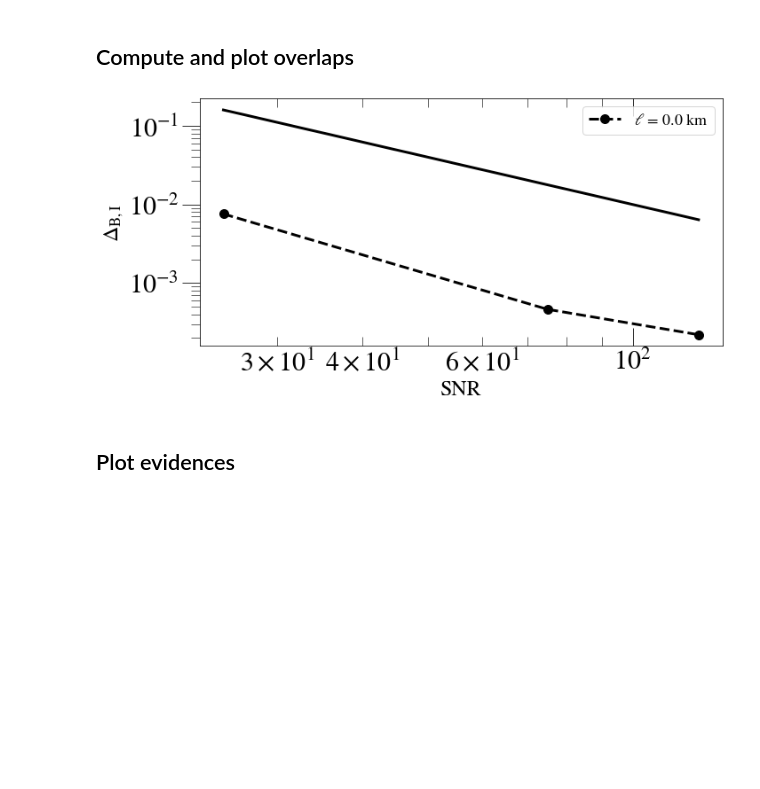
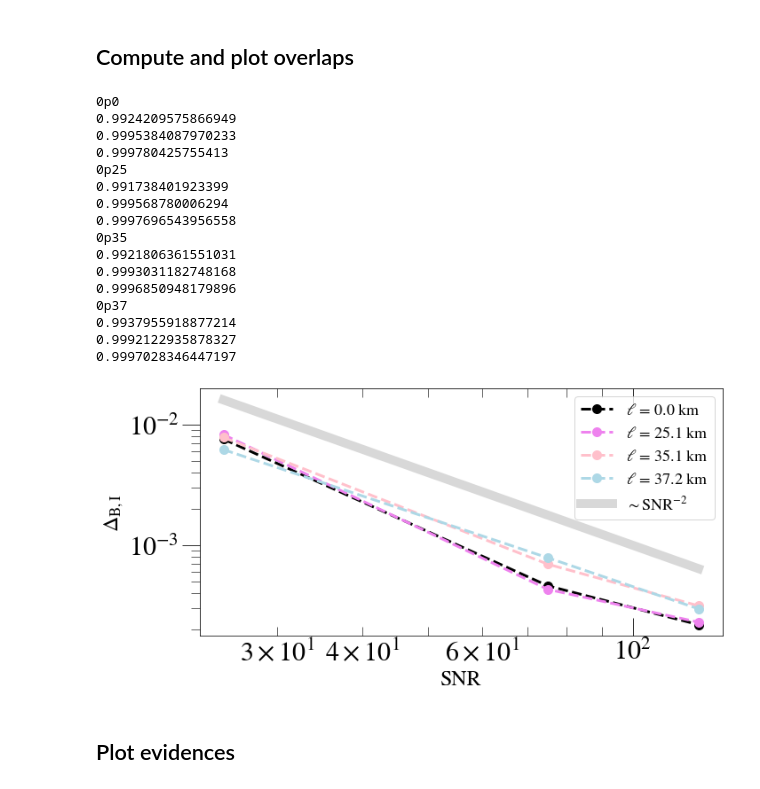
Before and after one commit to mariaokounkova/BeyondGRAnalysis, a Jupyter notebook: BayeswaveAnalysis.ipynb, the cells around one changed output. Drawn from its saved outputs; the diff is of its cells as text; code cells hidden in the pictures; blank space fills up the shorter version.

Commit message:
BayeswaveAnalysis: colors for delta plot

```diff
--- a/BayeswaveAnalysis.ipynb
+++ b/BayeswaveAnalysis.ipynb
@@ -228,42 +228,60 @@ def PlotBayesWaveOverlap():
     ## injected mass
     mass = 68
 
-    ells = ["0p0"]
-    colors = ['black', 'red', 'pink']
+    ells = ["0p0", "0p25", "0p35", "0p37"]
+    colors = ['black', 'violet', 'pink', 'lightblue']
     snrs = [25, 75, 125]
 
     plt.figure(figsize=(10, 5))
 
     for ell, color in zip(ells, colors):
+        print(ell)
 
         delta_arr = []
 
         for snr in snrs:
 
             p = base_dir + "dCS_" + ell + "_" + str(snr)
             overlap = BayesWaveOverlap(p)
+            print(overlap)
             delta = 1.0 - overlap
             delta_arr.append(delta)
 
         plt.plot(snrs, delta_arr, '--o', color = color, label = "$\ell$ = %.1f km" % EllinKm(ell, mass), markersize = 10)
 
     ## Add in 1/SNR^2 curve
     SNRS = np.linspace(snrs[0], snrs[-1], 100)
     snr_curve = SNRS**-2.0
-    plt.plot(SNRS, snr_curve*100, color='gray')
+    plt.plot(SNRS, snr_curve*10, color='gray', label = r'$\sim \mathrm{SNR}^{-2}$', alpha = 0.3, lw = 10.0)
 
     plt.legend()
     plt.yscale('log')
     plt.xscale('log')
     plt.ylabel('$\Delta_\mathrm{B,I}$')
     plt.xlabel('SNR')
     plt.tight_layout()
     plt.savefig('Deltas.pdf')
     plt.show()
 
 PlotBayesWaveOverlap()
 # %% [output]
+0p0
+0.9924209575866949
+0.9995384087970233
+0.999780425755413
+0p25
+0.991738401923399
+0.999568780006294
+0.9997696543956558
+0p35
+0.9921806361551031
+0.9993031182748168
+0.9996850948179896
+0p37
+0.9937955918877214
+0.9992122935878327
+0.9997028346447197
-[figure, old version]
+[figure, new version]
 # %% [markdown]
 ## Plot evidences
 # %%
```
